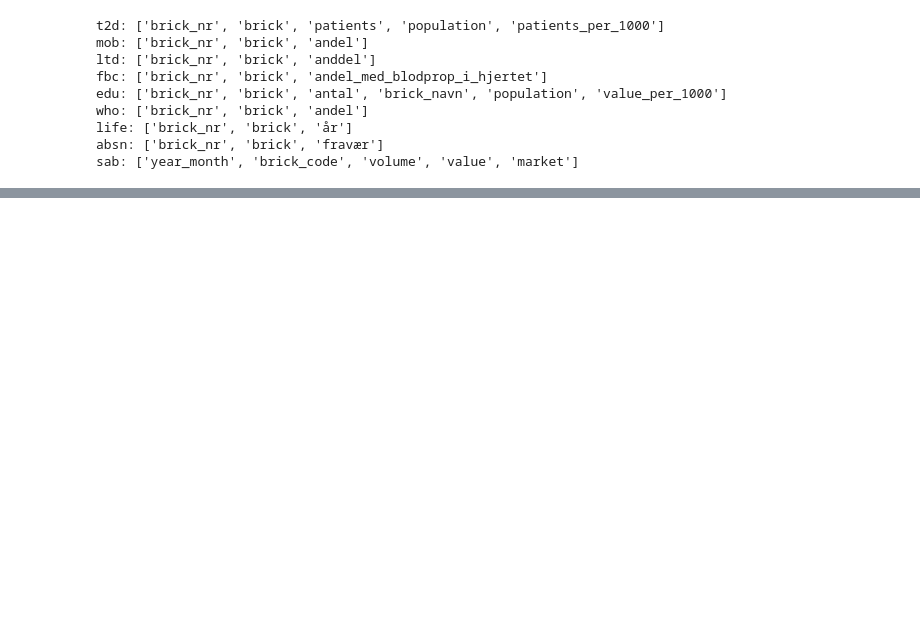
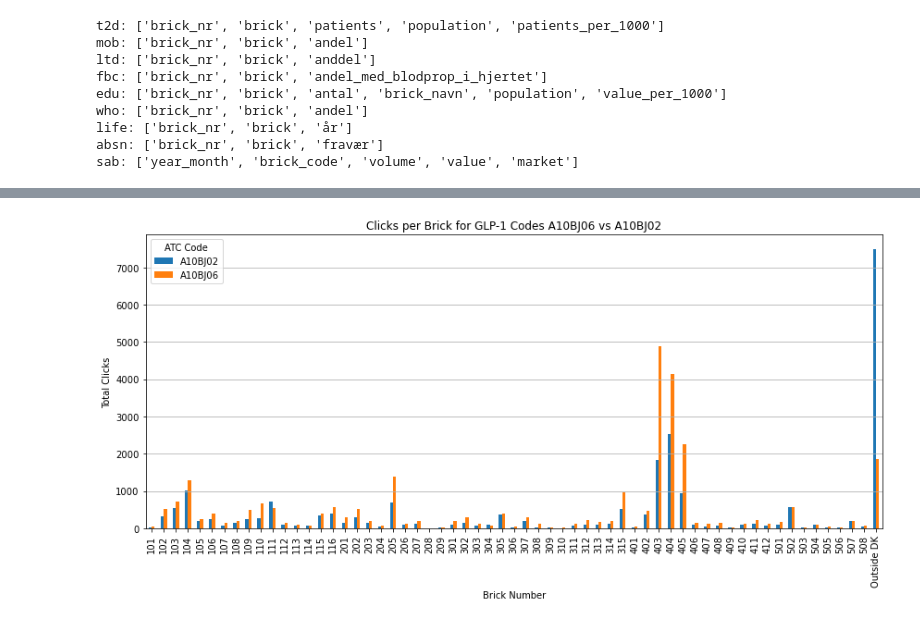
Before and after one commit to sille97/bigdata, a Jupyter notebook: code/eda.ipynb, the cells around one changed output, grey strips where cells are left out. Cells and saved outputs as stored; diff of their text form; code cells hidden in the pictures; blank space fills up the shorter version.

```diff
--- a/code/eda.ipynb
+++ b/code/eda.ipynb
@@ -129,0 +327,10 @@ sab: ['year_month', 'brick_code', 'volume', 'value', 'market']
+# %%
+# Focus on GLP-1 market only
+att_glp1 = att_grouped[att_grouped["market"].str.upper() == "GLP-1"]
+
+# Group by month, brick, and ATC code
+glp1_brick = (
+    att_glp1.groupby(["period_id", "brick_nr", "who_atc_code"], as_index=False)["clicks"]
+             .sum()
+)
+glp1_brick
@@ -129,0 +351,33 @@ sab: ['year_month', 'brick_code', 'volume', 'value', 'market']
+# %%
+# We want to focus on two specific code: A10BJ06 and A10BJ02
+focus_codes = ["A10BJ06", "A10BJ02"]
+
+glp1_focus = (
+    glp1_brick[glp1_brick["who_atc_code"].isin(focus_codes)]
+    .groupby(["brick_nr", "who_atc_code"], as_index=False)["clicks"]
+    .sum()
+)
+# %%
+# Find total clicks per brick across both codes
+bricks = (
+    glp1_focus.groupby("brick_nr")["clicks"].sum()
+    .sort_values(ascending=False)
+    .index
+)
+
+# Filter for bricks only
+glp1_top = glp1_focus[glp1_focus["brick_nr"].isin(bricks)]
+
+# Barplot comparison per brick
+pivot_plot = glp1_top.pivot(index="brick_nr", columns="who_atc_code", values="clicks").fillna(0)
+pivot_plot.plot(kind="bar", figsize=(12,6))
+
+plt.title("Clicks per Brick for GLP-1 Codes A10BJ06 vs A10BJ02")
+plt.xlabel("Brick Number")
+plt.ylabel("Total Clicks")
+plt.legend(title="ATC Code")
+plt.grid(True, axis="y")
+plt.tight_layout()
+plt.show()
+# %% [output]
+[figure, added]
```
Also changed, not shown: parts of 18 cells of this notebook, 1 other file.
